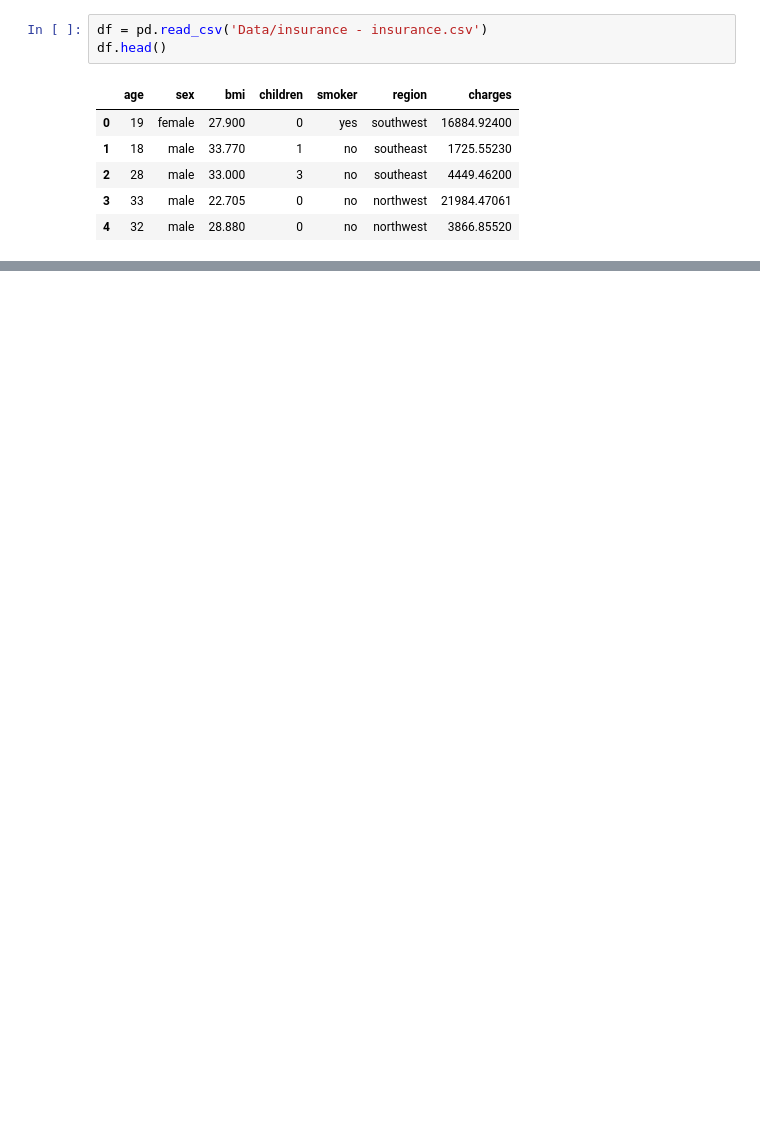
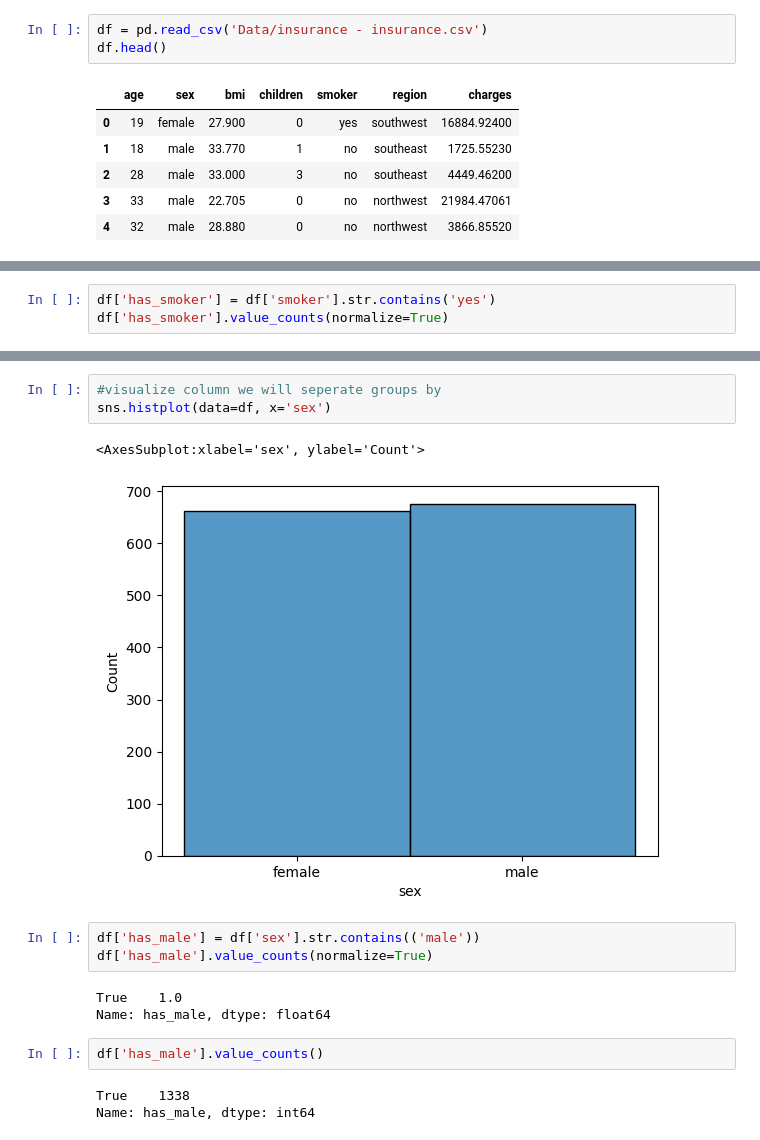
Before and after one commit to AbdoIbrahim/Hypothesis-Testing-with-Insurance-Data--Core-, a Jupyter notebook: Hypothesis Testing with Insurance Data (Core) Notebook.ipynb, the cells around one changed output, grey strips where cells are left out. Drawn from its saved outputs; the diff is of its cells as text; blank space fills up the shorter version.

```diff
--- a/Hypothesis Testing with Insurance Data (Core) Notebook.ipynb
+++ b/Hypothesis Testing with Insurance Data (Core) Notebook.ipynb
@@ -62,3 +143,6 @@ sns.histplot(data=df, x='smoker')
 # %% [output]
 <AxesSubplot:xlabel='smoker', ylabel='Count'>
 [figure]
+# %%
+df['has_smoker'] = df['smoker'].str.contains('yes')
+df['has_smoker'].value_counts(normalize=True)
@@ -64,0 +449,17 @@ sns.histplot(data=df, x='smoker')
+# %%
+#visualize column we will seperate groups by
+sns.histplot(data=df, x='sex')
+# %% [output]
+<AxesSubplot:xlabel='sex', ylabel='Count'>
+[figure, added]
+# %%
+df['has_male'] = df['sex'].str.contains(('male'))
+df['has_male'].value_counts(normalize=True)
+# %% [output]
+True    1.0
+Name: has_male, dtype: float64
+# %%
+df['has_male'].value_counts()
+# %% [output]
+True    1338
+Name: has_male, dtype: int64
```
Also changed, not shown: parts of 80 cells of this notebook.
